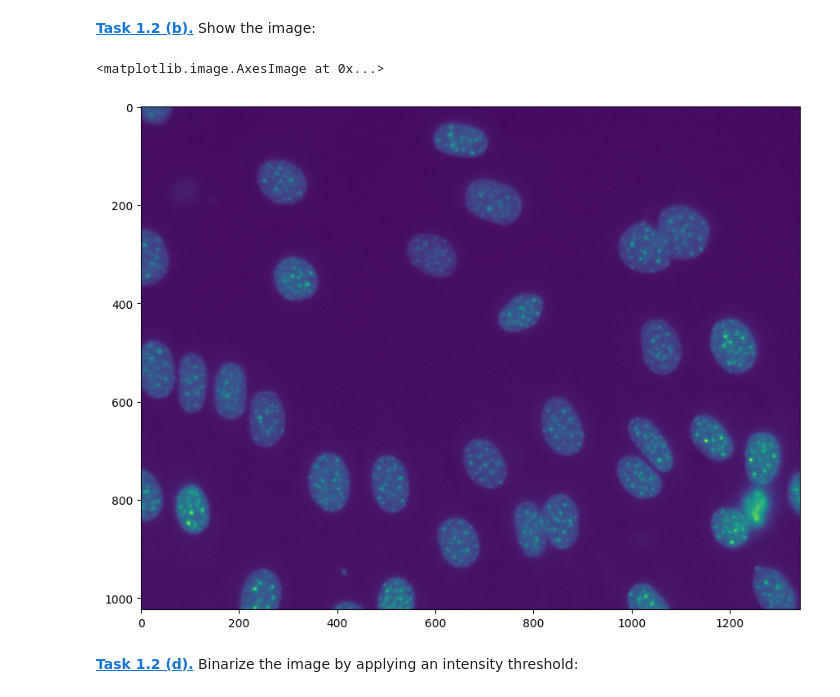
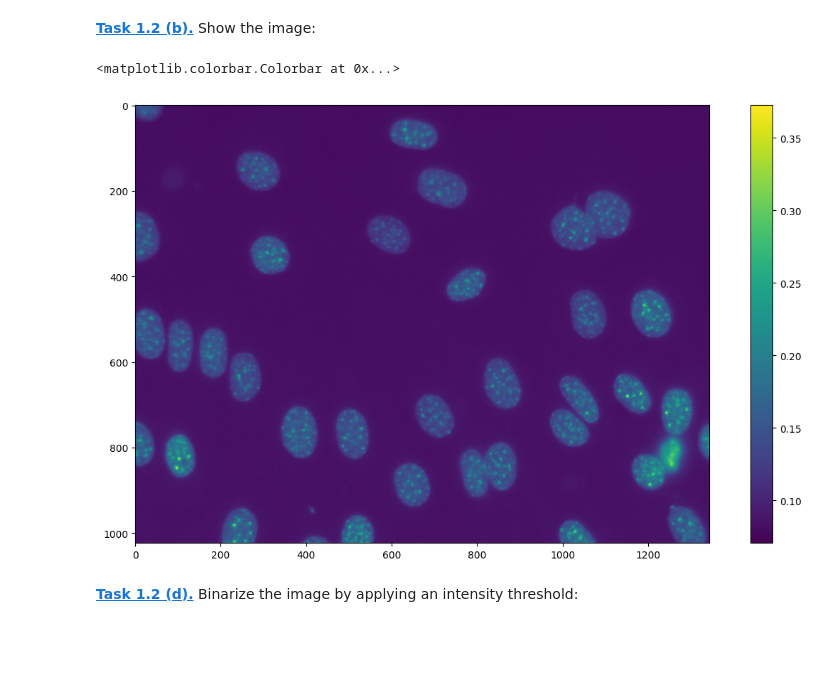
Before and after one commit to sarah-mnd/mobi-fs5-python, a Jupyter notebook: segm_threshold.ipynb, the cells around one changed output. Cells and saved outputs as stored; diff of their text form; code cells hidden in the pictures; blank space fills up the shorter version.

```diff
--- a/segm_threshold.ipynb
+++ b/segm_threshold.ipynb
@@ -12,8 +12,9 @@ X = plt.imread('data/NIH3T3/im/dna-0.png')
 # %%
 plt.figure(figsize=(15,8))
 plt.imshow(X)
+plt.colorbar()
 # %% [output]
-<matplotlib.image.AxesImage at 0x...>
+<matplotlib.colorbar.Colorbar at 0x...>
-[figure, old version]
+[figure, new version]
 # %% [markdown]
 **[Task 1.2 (d).]()** Binarize the image by applying an intensity threshold:
```
Also changed, not shown: parts of 3 cells of this notebook.
